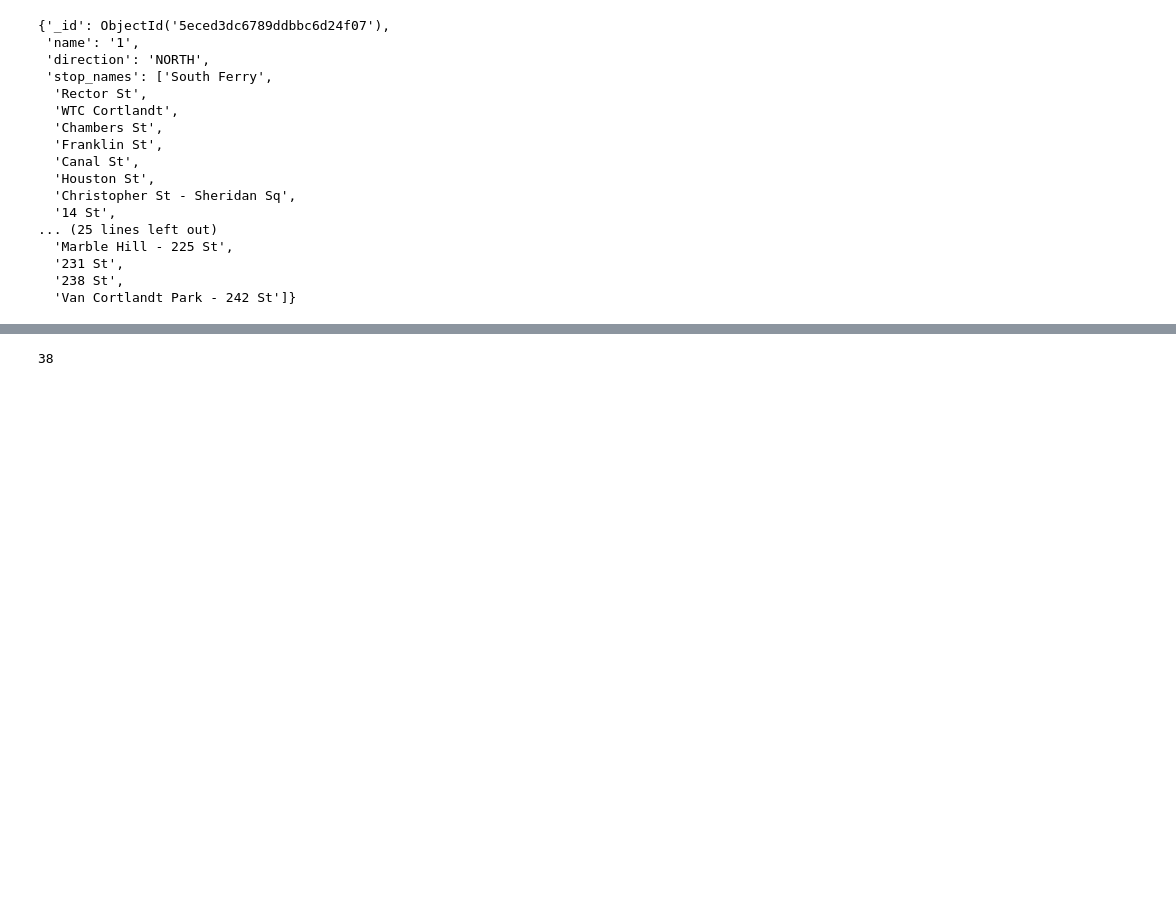
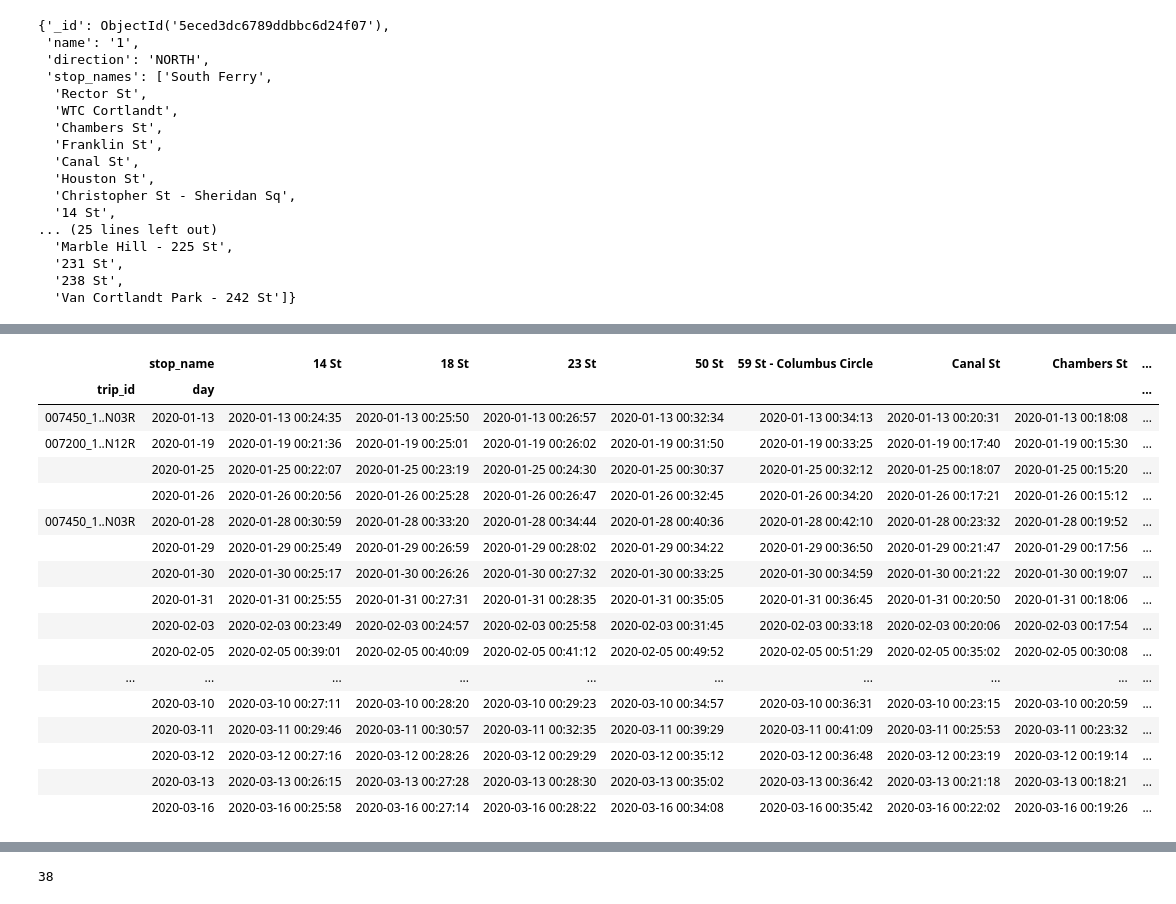
Before and after one commit to samstewart/subway-delay, a Jupyter notebook: src/notebooks/explore.ipynb, the cells around one changed output, grey strips where cells are left out. Cells and saved outputs as stored; diff of their text form; code cells hidden in the pictures; blank space fills up the shorter version.

```diff
--- a/src/notebooks/explore.ipynb
+++ b/src/notebooks/explore.ipynb
@@ -45,3 +183,28 @@ stop_names = route['stop_names']
+# %%
+# ignore those with missing 'stopped at'
+results3 = pivoted
+# %%
+results4 = results3.sort_values('14 St')
+results4
+# %% [output]
+|  | stop_name | 14 St | 18 St | 23 St | 50 St | 59 St - Columbus Circle | Canal St | Chambers St | ... |
+| trip_id | day |  |  |  |  |  |  |  | ... |
+| 007450_1..N03R | 2020-01-13 | 2020-01-13 00:24:35 | 2020-01-13 00:25:50 | 2020-01-13 00:26:57 | 2020-01-13 00:32:34 | 2020-01-13 00:34:13 | 2020-01-13 00:20:31 | 2020-01-13 00:18:08 | ... |
+| 007200_1..N12R | 2020-01-19 | 2020-01-19 00:21:36 | 2020-01-19 00:25:01 | 2020-01-19 00:26:02 | 2020-01-19 00:31:50 | 2020-01-19 00:33:25 | 2020-01-19 00:17:40 | 2020-01-19 00:15:30 | ... |
+|  | 2020-01-25 | 2020-01-25 00:22:07 | 2020-01-25 00:23:19 | 2020-01-25 00:24:30 | 2020-01-25 00:30:37 | 2020-01-25 00:32:12 | 2020-01-25 00:18:07 | 2020-01-25 00:15:20 | ... |
+|  | 2020-01-26 | 2020-01-26 00:20:56 | 2020-01-26 00:25:28 | 2020-01-26 00:26:47 | 2020-01-26 00:32:45 | 2020-01-26 00:34:20 | 2020-01-26 00:17:21 | 2020-01-26 00:15:12 | ... |
+| 007450_1..N03R | 2020-01-28 | 2020-01-28 00:30:59 | 2020-01-28 00:33:20 | 2020-01-28 00:34:44 | 2020-01-28 00:40:36 | 2020-01-28 00:42:10 | 2020-01-28 00:23:32 | 2020-01-28 00:19:52 | ... |
+|  | 2020-01-29 | 2020-01-29 00:25:49 | 2020-01-29 00:26:59 | 2020-01-29 00:28:02 | 2020-01-29 00:34:22 | 2020-01-29 00:36:50 | 2020-01-29 00:21:47 | 2020-01-29 00:17:56 | ... |
+|  | 2020-01-30 | 2020-01-30 00:25:17 | 2020-01-30 00:26:26 | 2020-01-30 00:27:32 | 2020-01-30 00:33:25 | 2020-01-30 00:34:59 | 2020-01-30 00:21:22 | 2020-01-30 00:19:07 | ... |
+|  | 2020-01-31 | 2020-01-31 00:25:55 | 2020-01-31 00:27:31 | 2020-01-31 00:28:35 | 2020-01-31 00:35:05 | 2020-01-31 00:36:45 | 2020-01-31 00:20:50 | 2020-01-31 00:18:06 | ... |
+|  | 2020-02-03 | 2020-02-03 00:23:49 | 2020-02-03 00:24:57 | 2020-02-03 00:25:58 | 2020-02-03 00:31:45 | 2020-02-03 00:33:18 | 2020-02-03 00:20:06 | 2020-02-03 00:17:54 | ... |
+|  | 2020-02-05 | 2020-02-05 00:39:01 | 2020-02-05 00:40:09 | 2020-02-05 00:41:12 | 2020-02-05 00:49:52 | 2020-02-05 00:51:29 | 2020-02-05 00:35:02 | 2020-02-05 00:30:08 | ... |
+| ... | ... | ... | ... | ... | ... | ... | ... | ... | ... |
+|  | 2020-03-10 | 2020-03-10 00:27:11 | 2020-03-10 00:28:20 | 2020-03-10 00:29:23 | 2020-03-10 00:34:57 | 2020-03-10 00:36:31 | 2020-03-10 00:23:15 | 2020-03-10 00:20:59 | ... |
+|  | 2020-03-11 | 2020-03-11 00:29:46 | 2020-03-11 00:30:57 | 2020-03-11 00:32:35 | 2020-03-11 00:39:29 | 2020-03-11 00:41:09 | 2020-03-11 00:25:53 | 2020-03-11 00:23:32 | ... |
+|  | 2020-03-12 | 2020-03-12 00:27:16 | 2020-03-12 00:28:26 | 2020-03-12 00:29:29 | 2020-03-12 00:35:12 | 2020-03-12 00:36:48 | 2020-03-12 00:23:19 | 2020-03-12 00:19:14 | ... |
+|  | 2020-03-13 | 2020-03-13 00:26:15 | 2020-03-13 00:27:28 | 2020-03-13 00:28:30 | 2020-03-13 00:35:02 | 2020-03-13 00:36:42 | 2020-03-13 00:21:18 | 2020-03-13 00:18:21 | ... |
+|  | 2020-03-16 | 2020-03-16 00:25:58 | 2020-03-16 00:27:14 | 2020-03-16 00:28:22 | 2020-03-16 00:34:08 | 2020-03-16 00:35:42 | 2020-03-16 00:22:02 | 2020-03-16 00:19:26 | ... |
 # %%
 #db.routes.insert_one({"name": "1", "direction": "NORTH", "stop_names": stop_names})
 # %% [output]
```
Also changed, not shown: parts of 22 cells of this notebook, 4 other files.
